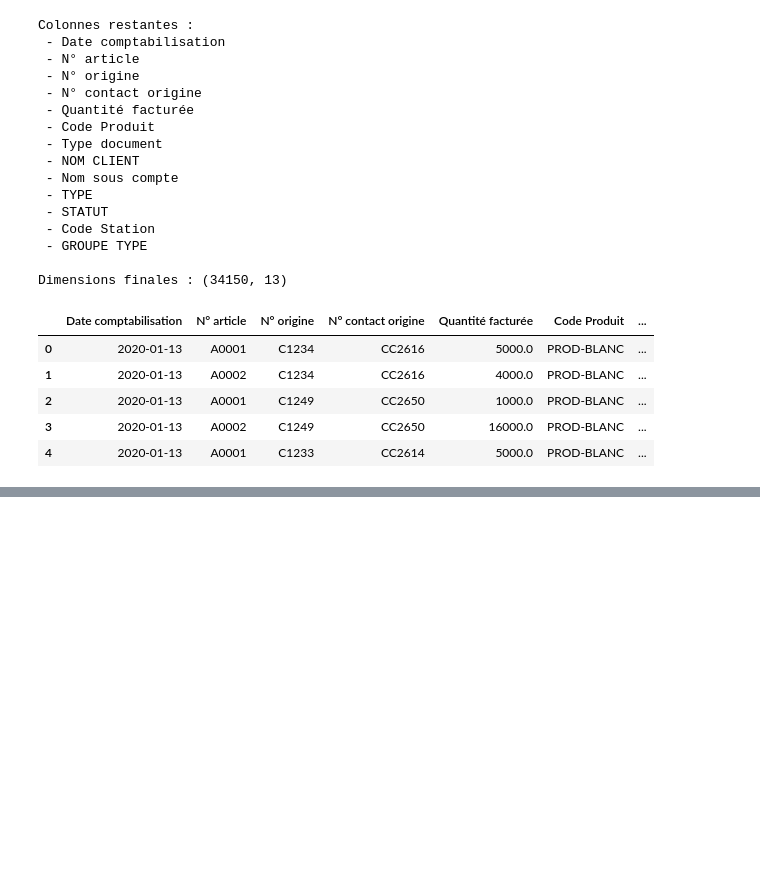
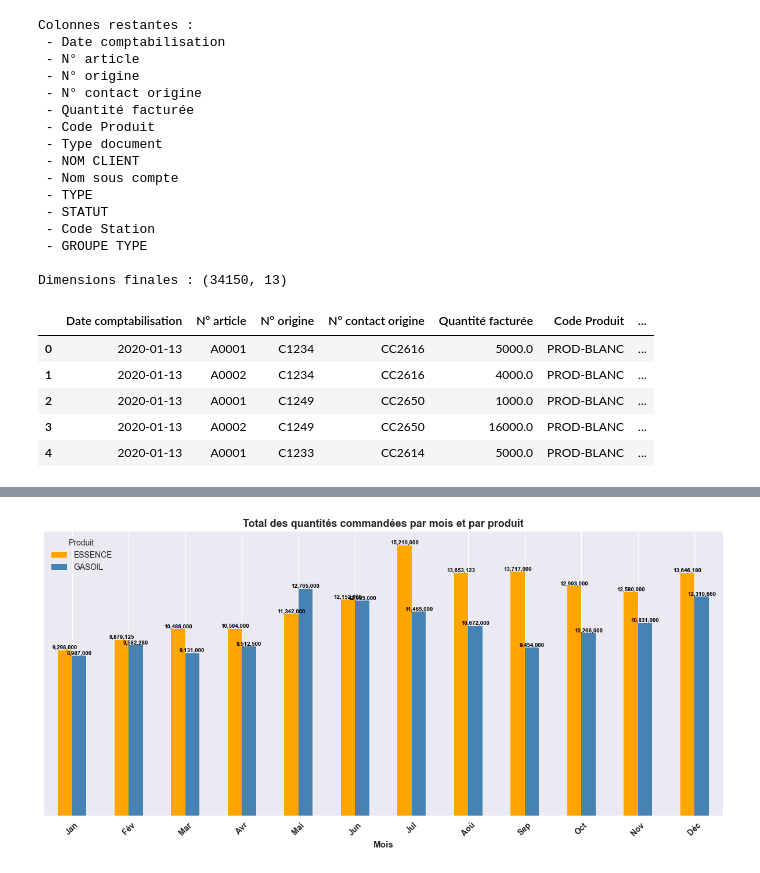
Before and after one commit to Gino-Ginette/memoire_bi, a Jupyter notebook: memoire_prediction.ipynb, the cells around one changed output, grey strips where cells are left out. Cells and saved outputs as stored; diff of their text form; code cells hidden in the pictures; blank space fills up the shorter version.

```diff
--- a/memoire_prediction.ipynb
+++ b/memoire_prediction.ipynb
@@ -204,0 +243,30 @@ dtype: int64
+# %%
+# --- 6.2 Commandes par mois et par produit ---
+commandes_par_mois_produit = df_clean.groupby(["Mois", "Produit"])["Quantité facturée"].sum().unstack()
+
+fig, ax = plt.subplots(figsize=(12, 6))
+commandes_par_mois_produit.plot(kind="bar", ax=ax, color=["orange", "steelblue"])
+
+# Etiquettes en gras au dessus de chaque barre
+for p in ax.patches:
+    ax.annotate(
+        f"{int(p.get_height()):,}",
+        (p.get_x() + p.get_width() / 2, p.get_height()),
+        ha='center', va='bottom',
+        fontsize=7, fontweight='bold',
+        color='black'
+    )
+
+plt.title("Total des quantités commandées par mois et par produit",
+          fontsize=13, fontweight='bold')
+plt.xlabel("Mois", fontweight='bold')
+ax.yaxis.set_visible(False)
+plt.xticks(ticks=range(12),
+           labels=["Jan","Fév","Mar","Avr","Mai","Jun",
+                   "Jul","Aoû","Sep","Oct","Nov","Déc"],
+           rotation=45, fontweight='bold')
+plt.legend(title="Produit", title_fontsize=10)
+plt.tight_layout()
+plt.show()
+# %% [output]
+[figure, added]
```
Also changed, not shown: parts of 22 cells of this notebook.
